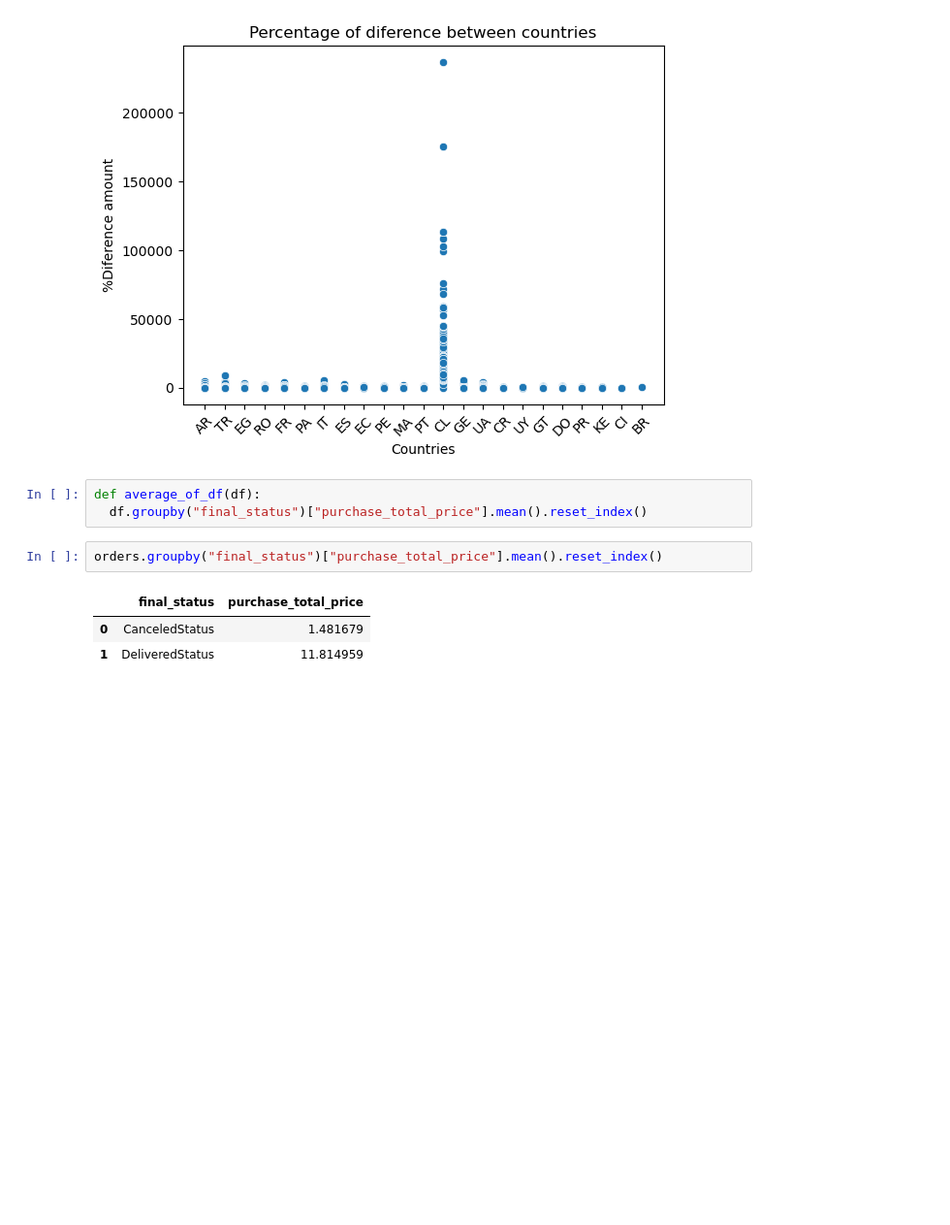
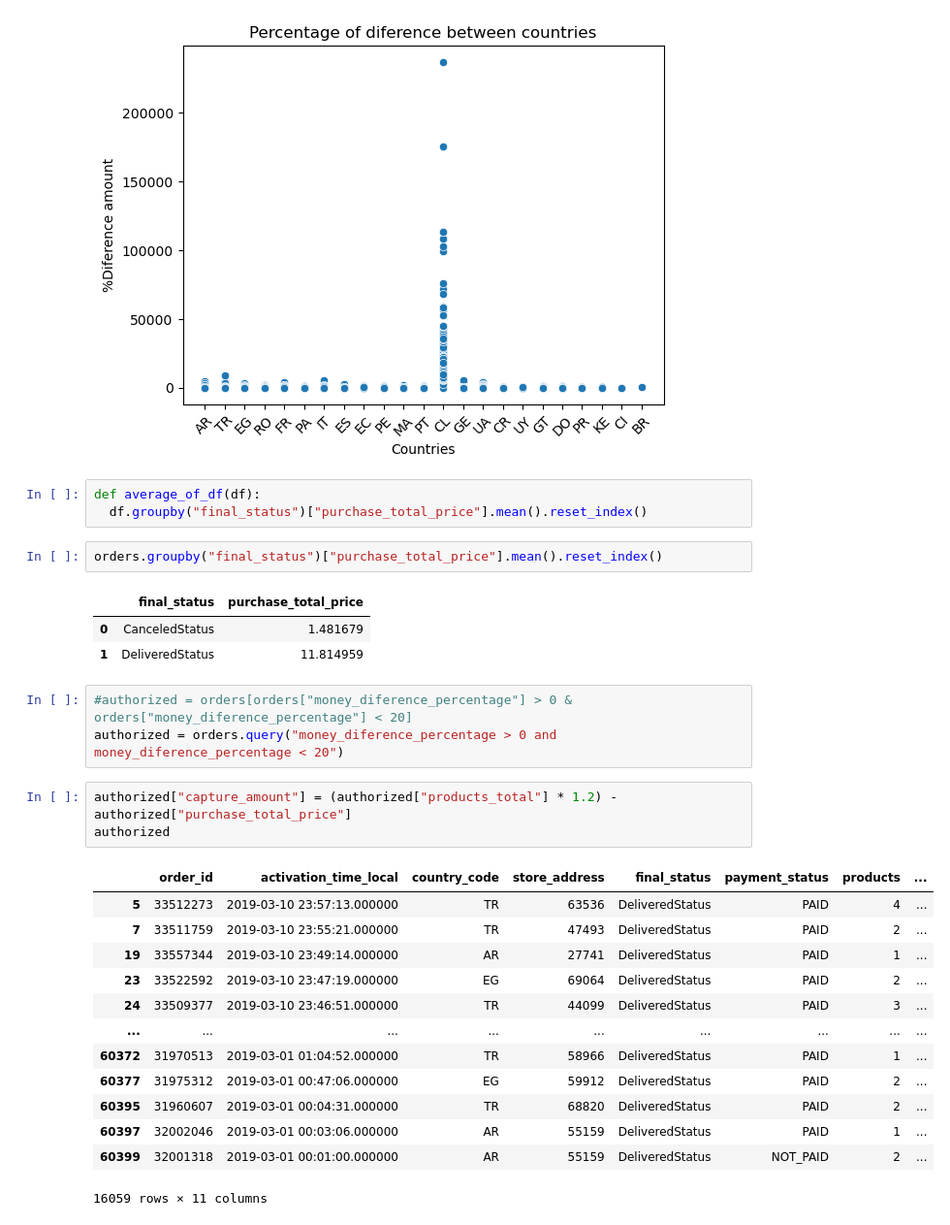
Before and after one commit to UriCVV/products-analytics-delivery-app, a Jupyter notebook: src/data-exploration.ipynb, the cells around one changed output. Shown at 97% size. Cells and saved outputs as stored; diff of their text form; blank space fills up the shorter version.

```diff
--- a/src/data-exploration.ipynb
+++ b/src/data-exploration.ipynb
@@ -278,3 +280,23 @@ orders.groupby("final_status")["purchase_total_price"].mean().reset_index()
 |  | final_status | purchase_total_price |
 | 0 | CanceledStatus | 1.481679 |
 | 1 | DeliveredStatus | 11.814959 |
+# %%
+#authorized = orders[orders["money_diference_percentage"] > 0 & orders["money_diference_percentage"] < 20]
+authorized = orders.query("money_diference_percentage > 0 and money_diference_percentage < 20")
+# %%
+authorized["capture_amount"] = (authorized["products_total"] * 1.2) - authorized["purchase_total_price"]
+authorized
+# %% [output]
+|  | order_id | activation_time_local | country_code | store_address | final_status | payment_status | products | ... |
+| 5 | 33512273 | 2019-03-10 23:57:13.000000 | TR | 63536 | DeliveredStatus | PAID | 4 | ... |
+| 7 | 33511759 | 2019-03-10 23:55:21.000000 | TR | 47493 | DeliveredStatus | PAID | 2 | ... |
+| 19 | 33557344 | 2019-03-10 23:49:14.000000 | AR | 27741 | DeliveredStatus | PAID | 1 | ... |
+| 23 | 33522592 | 2019-03-10 23:47:19.000000 | EG | 69064 | DeliveredStatus | PAID | 2 | ... |
+| 24 | 33509377 | 2019-03-10 23:46:51.000000 | TR | 44099 | DeliveredStatus | PAID | 3 | ... |
+| ... | ... | ... | ... | ... | ... | ... | ... | ... |
+| 60372 | 31970513 | 2019-03-01 01:04:52.000000 | TR | 58966 | DeliveredStatus | PAID | 1 | ... |
+| 60377 | 31975312 | 2019-03-01 00:47:06.000000 | EG | 59912 | DeliveredStatus | PAID | 2 | ... |
+| 60395 | 31960607 | 2019-03-01 00:04:31.000000 | TR | 68820 | DeliveredStatus | PAID | 2 | ... |
+| 60397 | 32002046 | 2019-03-01 00:03:06.000000 | AR | 55159 | DeliveredStatus | PAID | 1 | ... |
+| 60399 | 32001318 | 2019-03-01 00:01:00.000000 | AR | 55159 | DeliveredStatus | NOT_PAID | 2 | ... |
+16059 rows × 11 columns
```
Also changed, not shown: parts of 5 cells of this notebook.
